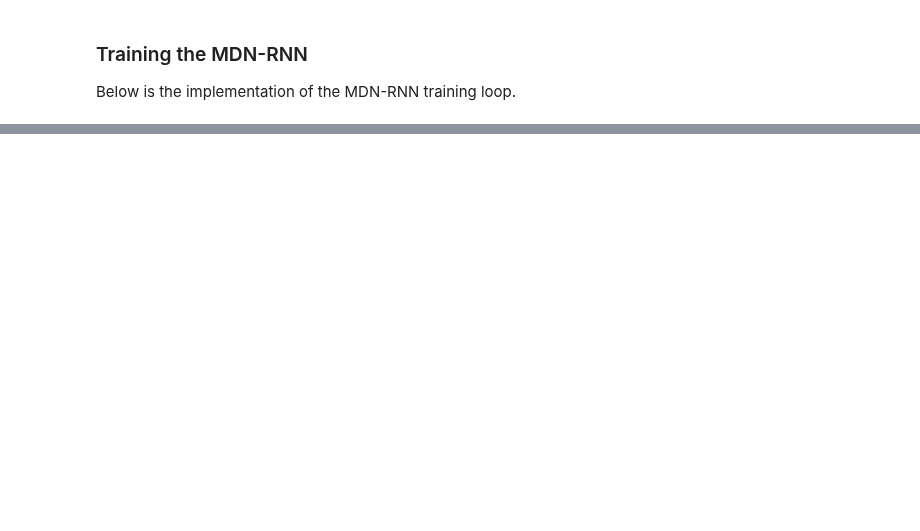
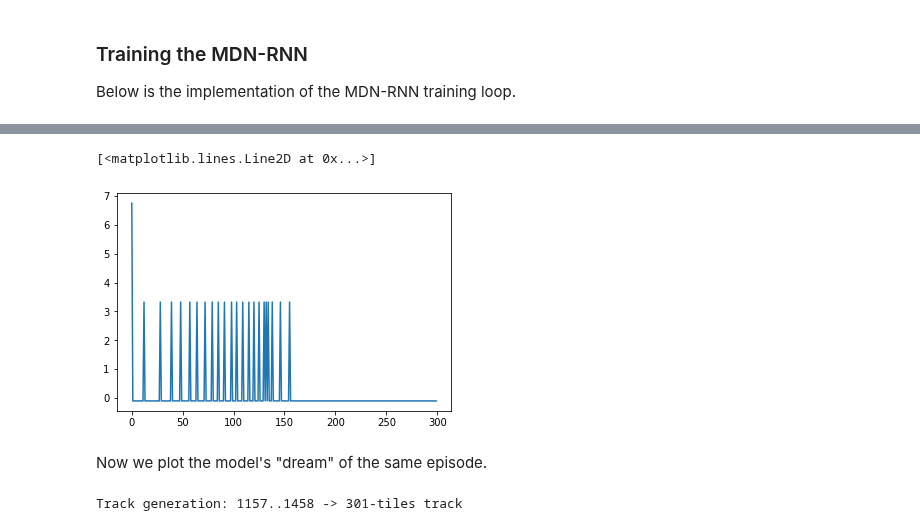
Before and after one commit to DCtheTall/generative-deep-learning, a Jupyter notebook: 8-play/WorldModel.ipynb, the cells around one changed output, grey strips where cells are left out. Cells and saved outputs as stored; diff of their text form; code cells hidden in the pictures; blank space fills up the shorter version.

Commit message:
add code to replay MDN-RNN's imagined episodes

```diff
--- a/8-play/WorldModel.ipynb
+++ b/8-play/WorldModel.ipynb
@@ -560,0 +621,7 @@ Then I will have the VAE predict the encoding of the beginning of the episode an
+# %%
+plt.plot(rewards)
+# %% [output]
+[<matplotlib.lines.Line2D at 0x...>]
+[figure, added]
+# %% [markdown]
+Now we plot the model's "dream" of the same episode.
@@ -560,0 +644,49 @@ Then I will have the VAE predict the encoding of the beginning of the episode an
+# %%
+obs = env.reset()
+frames = [obs]
+cur_z = vae.encoder.predict(np.array([obs]))[0]
+
+cur_h = np.zeros(shape=(RNN_HIDDEN_UNITS,))
+cur_c = np.zeros(shape=(RNN_HIDDEN_UNITS,))
+reward = 1000
+
+frames = []
+rewards = []
+
+for _ in range(timesteps):
+  x = np.concatenate([cur_z, action, [reward]], axis=0)
+  rnn_input = [np.array([[x]]), np.array([cur_h]), np.array([cur_c])]
+  out = rnn.forward_model.predict(rnn_input)
+
+  y_pred = out[0][0][0]
+  cur_h = out[1][0]
+  cur_c = out[2][0]
+
+  z_pred = y_pred[:(3 * Z_DIM * GAUSSIAN_MIXTURES)]
+  rew_pred = y_pred[-1]
+
+  z_pred = np.reshape(z_pred, [-1, GAUSSIAN_MIXTURES * 3])
+  rewards.append(rew_pred)
+
+  log_pi, mu, log_sigma = get_mixture_coeff_np(z_pred)
+
+  chosen_log_pi = np.zeros(shape=Z_DIM)
+  chosen_mu = np.zeros(shape=Z_DIM)
+  chosen_log_sigma = np.zeros(shape=Z_DIM)
+
+  pi = np.exp(np.copy(log_pi))
+  pi /= pi.sum(axis=1).reshape(Z_DIM, 1)
+
+  for j in range(Z_DIM):
+    idx = get_pi_idx(np.random.rand(), pi[j])
+    chosen_mu[j] = mu[j, idx]
+    chosen_log_sigma[j] = log_sigma[j, idx]
+
+  cur_z = chosen_mu
+  cur_z += (np.exp(chosen_log_sigma) *
+            np.random.randn(*chosen_log_sigma.shape) * 0.5)
+
+  obs = vae.decoder.predict(np.array([z]))[0]
+  frames.append(obs)
+# %% [output]
+Track generation: 1157..1458 -> 301-tiles track
```
Also changed, not shown: parts of 17 cells of this notebook.
